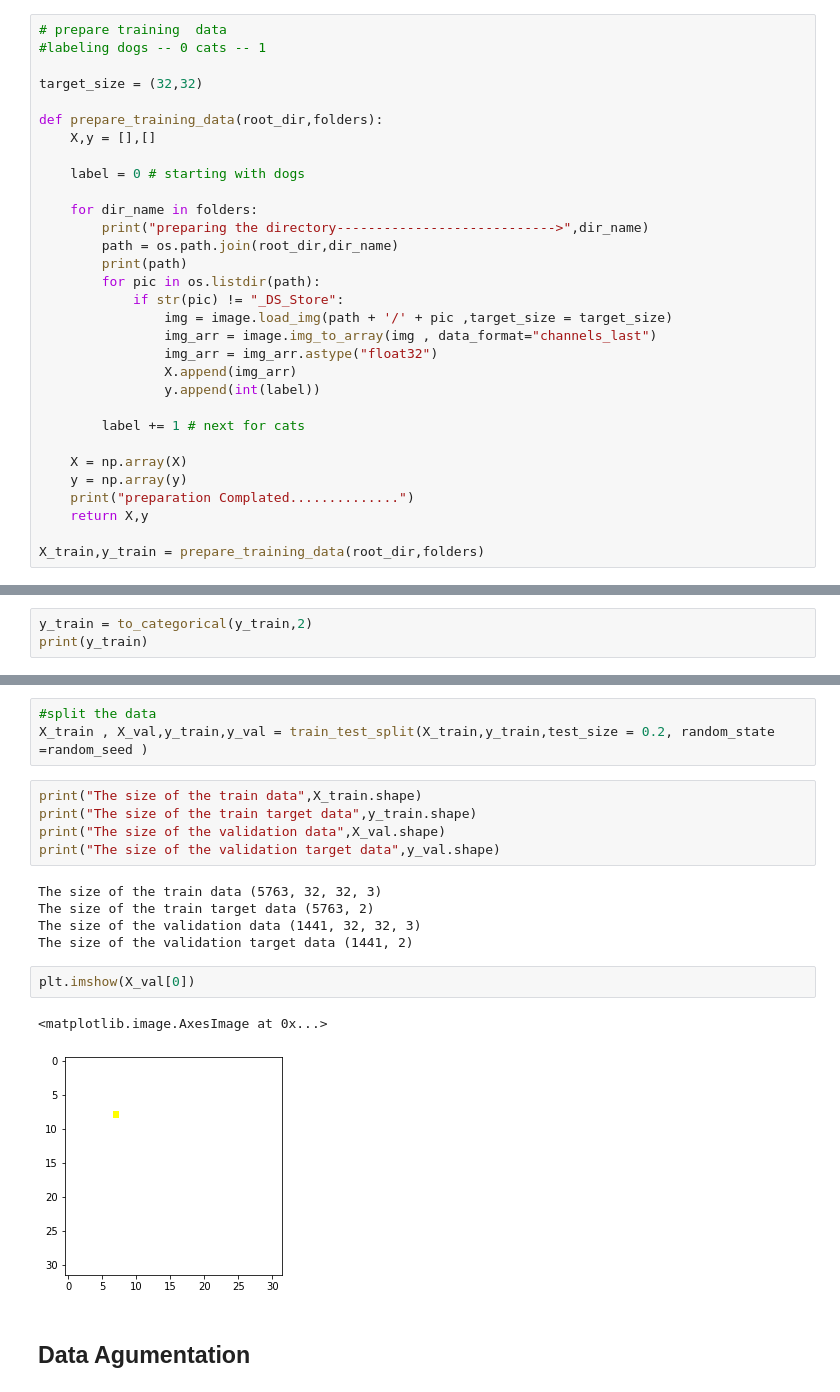
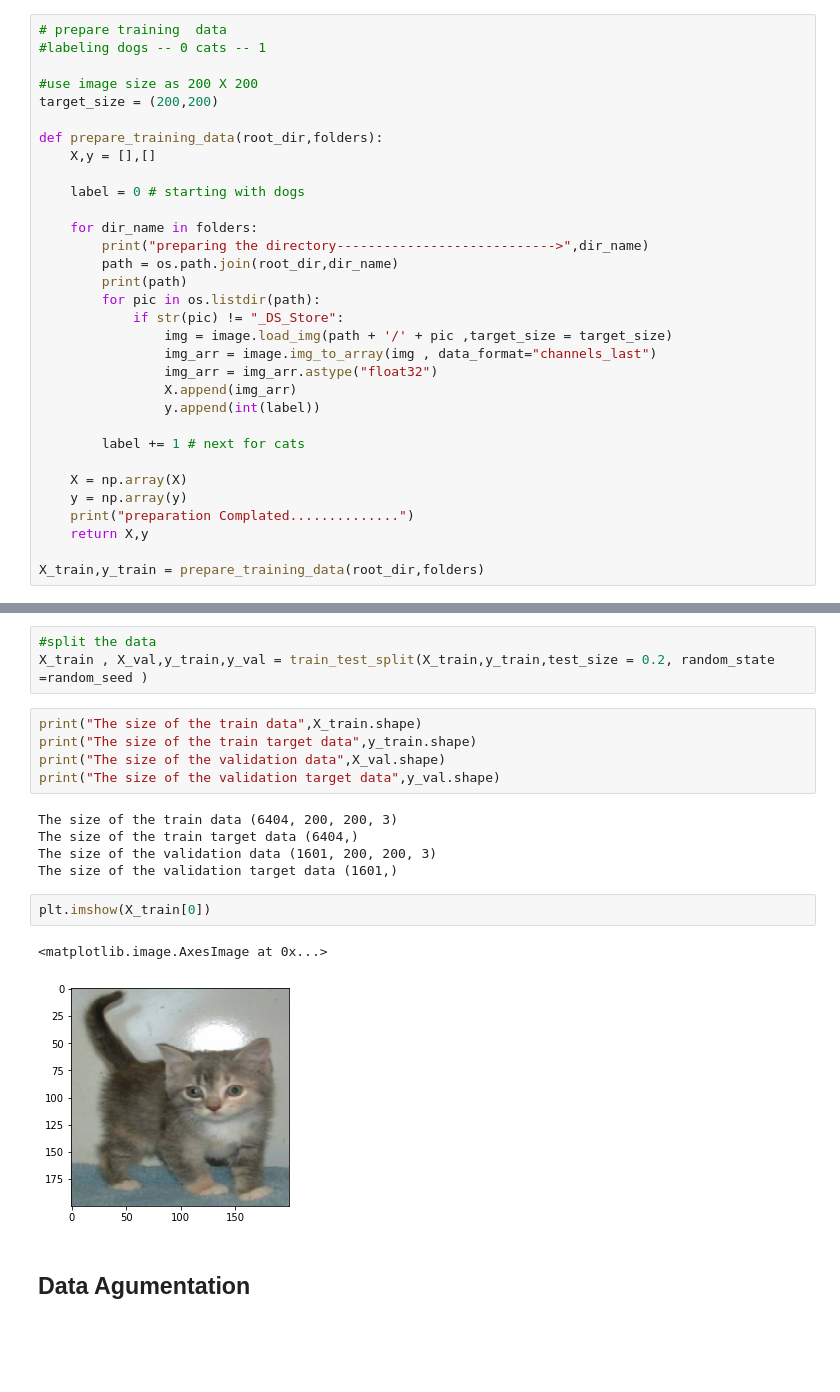
Before and after one commit to pavi-ninjaac/DeepLearningProjects, a Jupyter notebook: Cat_Dog_Binary_classifcation/binary-classification.ipynb, the cells around one changed output, grey strips where cells are left out. Cells and saved outputs as stored; diff of their text form; blank space fills up the shorter version.

```diff
--- a/Cat_Dog_Binary_classifcation/binary-classification.ipynb
+++ b/Cat_Dog_Binary_classifcation/binary-classification.ipynb
@@ -43,7 +32,8 @@ print(folders)
 # prepare training  data
 #labeling dogs -- 0 cats -- 1
 
-target_size = (32,32)
+#use image size as 200 X 200
+target_size = (200,200)
 
 def prepare_training_data(root_dir,folders):
     X,y = [],[]
@@ -166,6 +158,3 @@ change the target like 1 to -->[0,1] and --> [1,0]
 y_train
 # %% [output]
 array([0, 0, 0, ..., 1, 1, 1])
-# %%
-y_train = to_categorical(y_train,2)
-print(y_train)
@@ -191,14 +172,14 @@ print("The size of the train target data",y_train.shape)
 print("The size of the validation data",X_val.shape)
 print("The size of the validation target data",y_val.shape)
 # %% [output]
-The size of the train data (5763, 32, 32, 3)
-The size of the train target data (5763, 2)
-The size of the validation data (1441, 32, 32, 3)
-The size of the validation target data (1441, 2)
+The size of the train data (6404, 200, 200, 3)
+The size of the train target data (6404,)
+The size of the validation data (1601, 200, 200, 3)
+The size of the validation target data (1601,)
 # %%
-plt.imshow(X_val[0])
+plt.imshow(X_train[0])
 # %% [output]
 <matplotlib.image.AxesImage at 0x...>
-[figure, old version]
+[figure, new version]
 # %% [markdown]
 ## Data Agumentation
```
Also changed, not shown: parts of 14 cells of this notebook.
